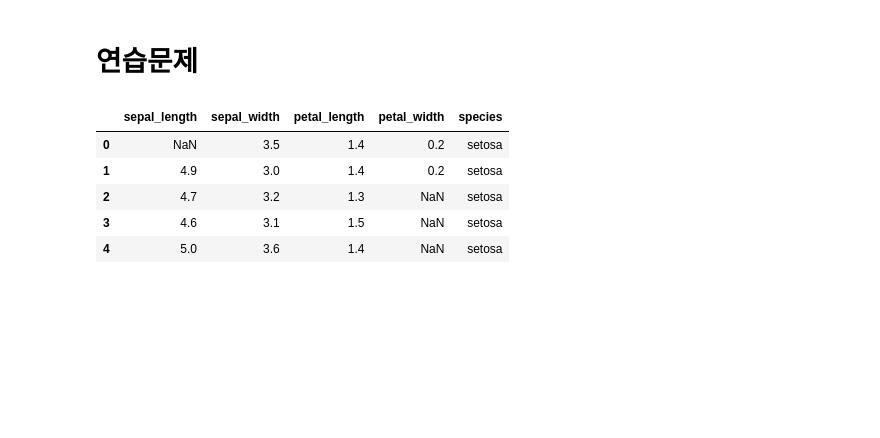
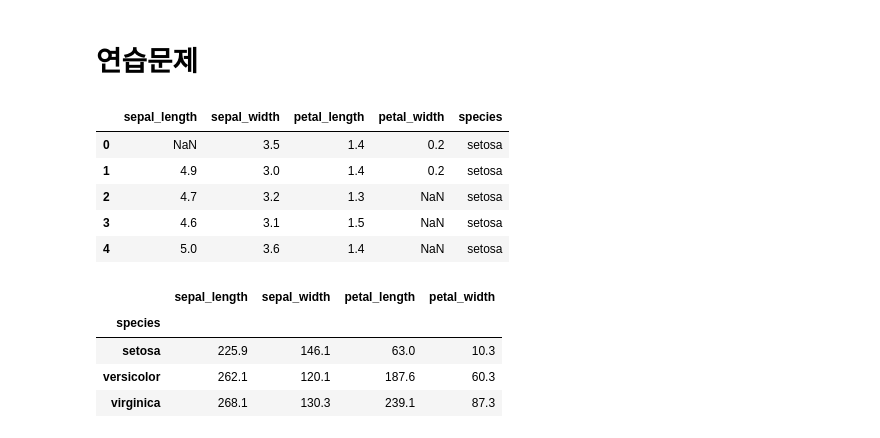
Before and after one commit to mystery7city/ai, a Jupyter notebook: source/01_python/ch11_데이터프레임과 시리즈(Pandas)_9~13절.ipynb, the cells around one changed output. Cells and saved outputs as stored; diff of their text form; code cells hidden in the pictures; blank space fills up the shorter version.

```diff
--- a/source/01_python/ch11_데이터프레임과 시리즈(Pandas)_9~13절.ipynb
+++ b/source/01_python/ch11_데이터프레임과 시리즈(Pandas)_9~13절.ipynb
@@ -1176,2 +1177,13 @@ pd.concat([X, Y], axis=1)
 # %%
 #10 iris 데이터의 종별 평균을 출력하세요
+
+iris_grouped = iris.groupby(by='species')
+iris_grouped = iris.groupby(by=iris.species)
+iris_grouped_sum = iris_grouped.sum()
+iris_grouped_sum
+# %% [output]
+|  | sepal_length | sepal_width | petal_length | petal_width |
+| species |  |  |  |  |
+| setosa | 225.9 | 146.1 | 63.0 | 10.3 |
+| versicolor | 262.1 | 120.1 | 187.6 | 60.3 |
+| virginica | 268.1 | 130.3 | 239.1 | 87.3 |
```
Also changed, not shown: parts of 2 cells of this notebook.
